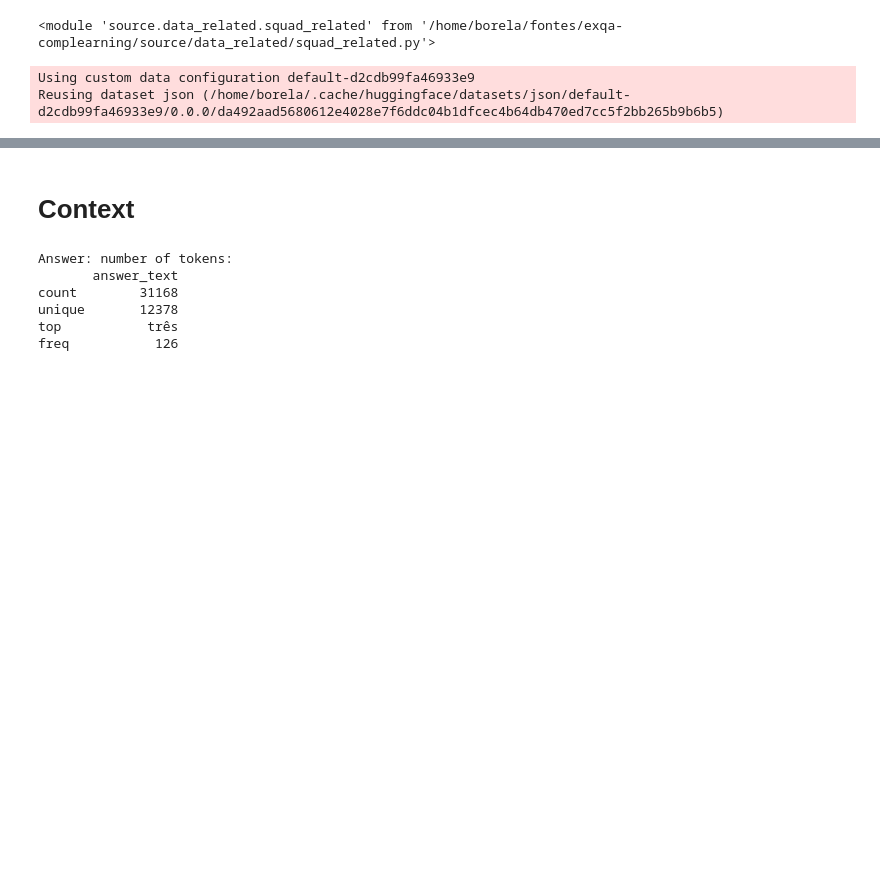
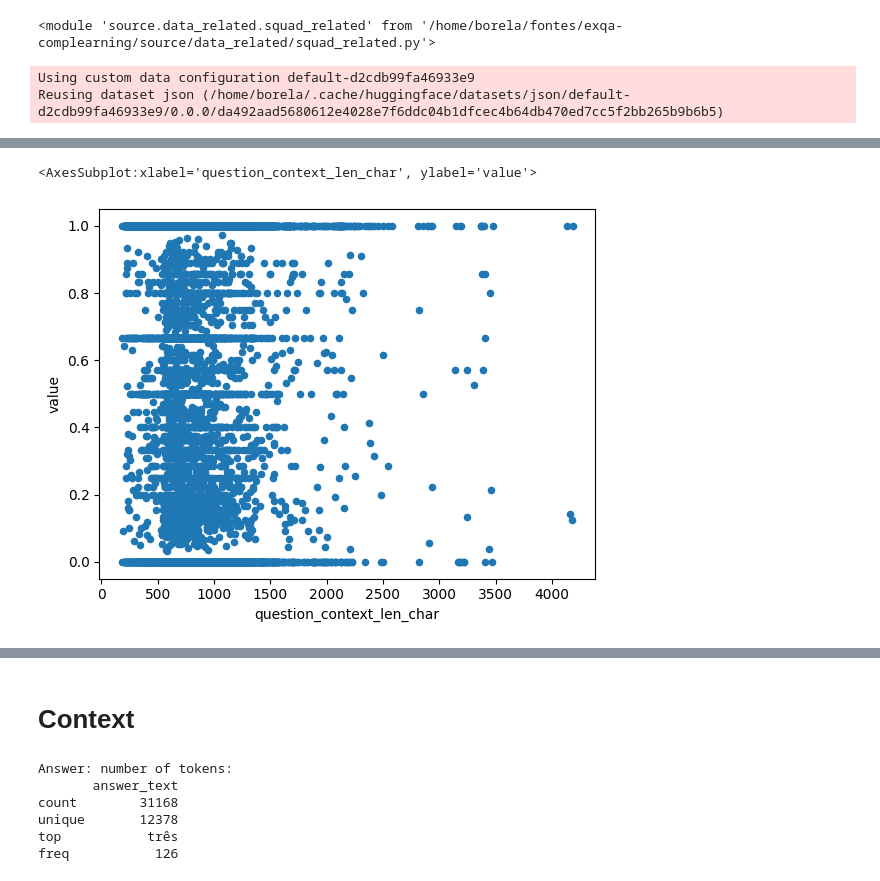
Before and after one commit to marcusborela/exqa-complearning, a Jupyter notebook: source/data_related/explore_dataset_format.ipynb, the cells around one changed output, grey strips where cells are left out. Cells and saved outputs as stored; diff of their text form; code cells hidden in the pictures; blank space fills up the shorter version.

```diff
--- a/source/data_related/explore_dataset_format.ipynb
+++ b/source/data_related/explore_dataset_format.ipynb
@@ -38,0 +47,2 @@ vdataset.dataset[0]
+# %%
+df['question_len_char'] = df['question'].str.len()
@@ -38,0 +120,6 @@ vdataset.dataset[0]
+# %%
+df_alvo = df_eval_per_question_qtd_char.query('cod_evaluation==26 and cod_metric=="F1"')
+df_alvo.plot(kind='scatter',x='question_context_len_char', y='value')
+# %% [output]
+<AxesSubplot:xlabel='question_context_len_char', ylabel='value'>
+[figure, added]
```
Also changed, not shown: parts of 33 cells of this notebook, 7 other files.
